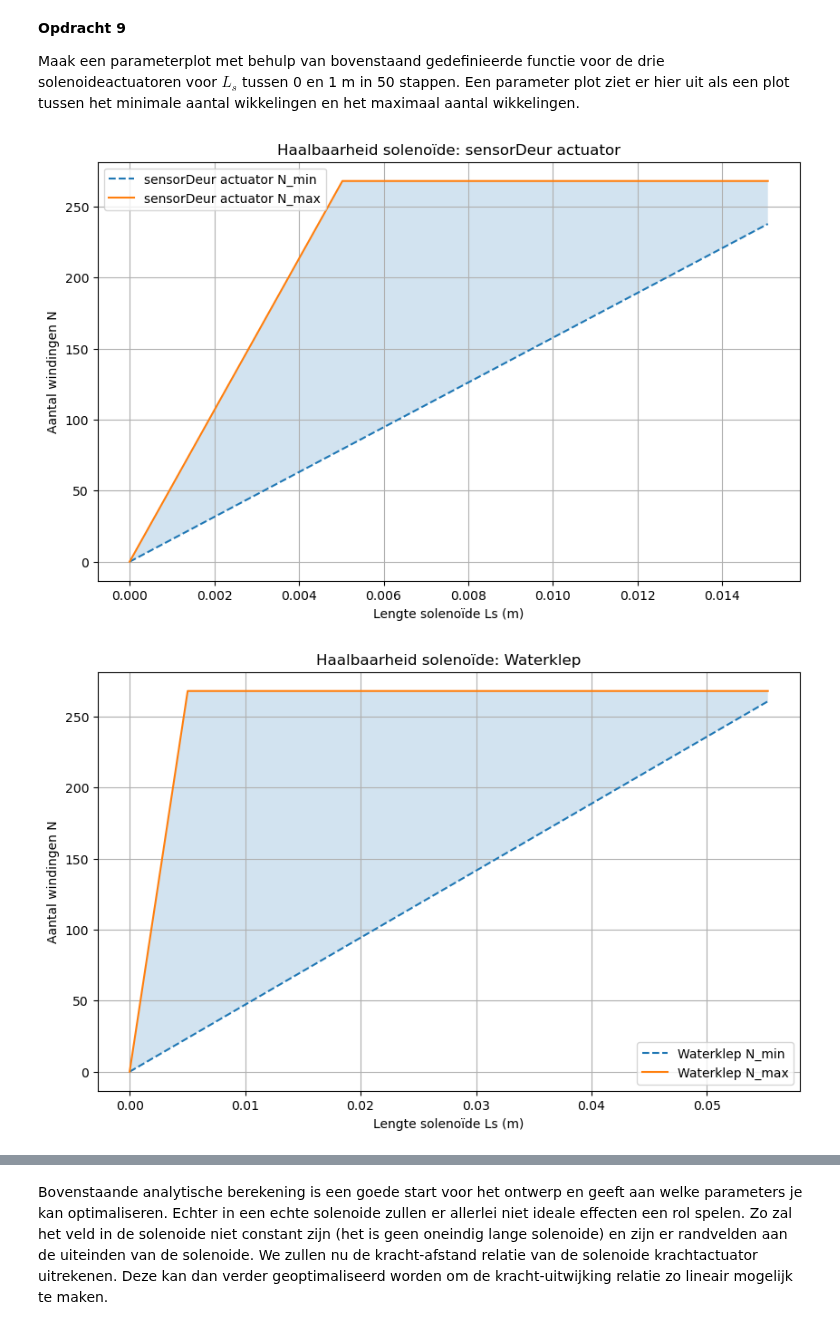
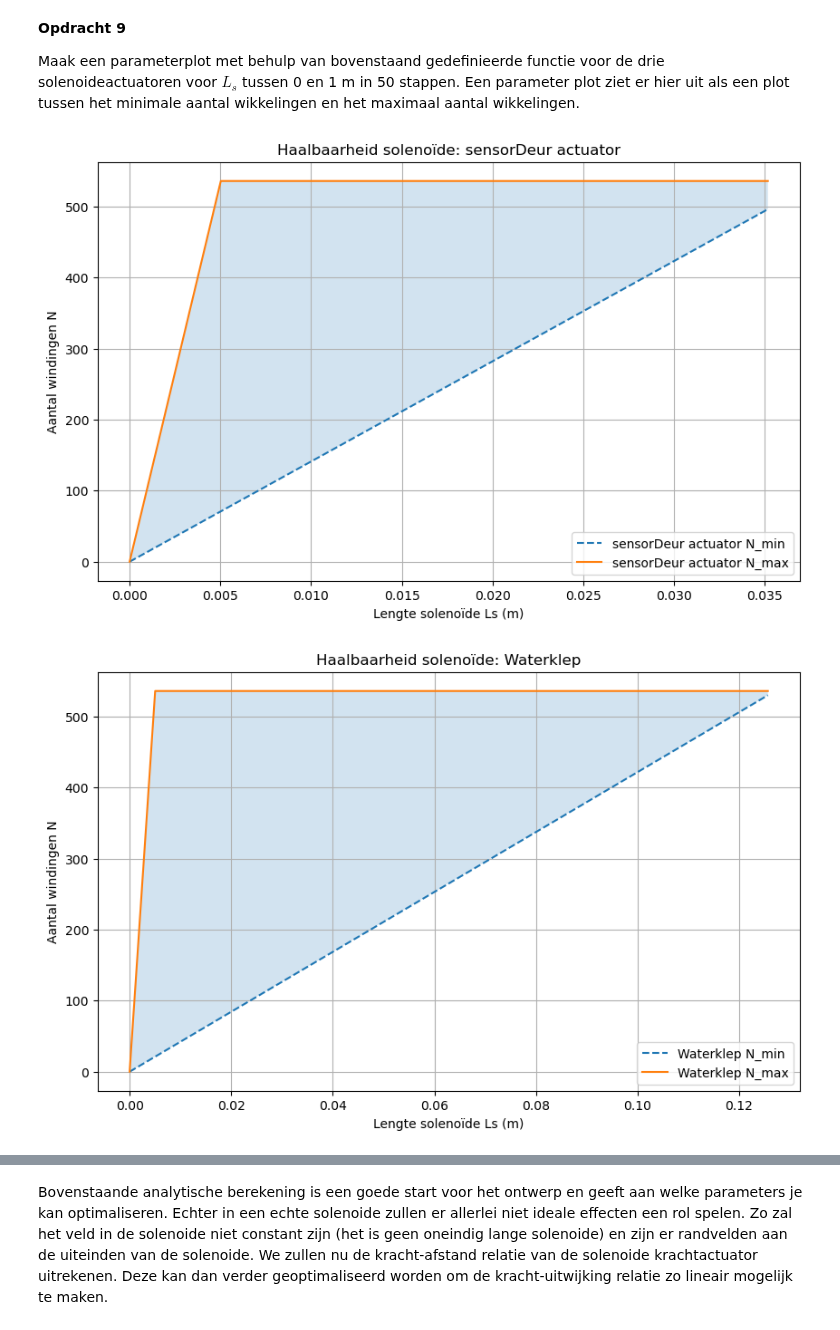
Before and after one commit to owesdorp/opdrachten-DEF-D, a Jupyter notebook: DigitaleOntwerpopdrachten/2KrachtactuatorOpdracht/2KrachtactuatorOpdracht/KrachtactuatorOpdracht.ipynb, the cells around one changed output, grey strips where cells are left out. Cells and saved outputs as stored; diff of their text form; code cells hidden in the pictures.

```diff
--- a/DigitaleOntwerpopdrachten/2KrachtactuatorOpdracht/2KrachtactuatorOpdracht/KrachtactuatorOpdracht.ipynb
+++ b/DigitaleOntwerpopdrachten/2KrachtactuatorOpdracht/2KrachtactuatorOpdracht/KrachtactuatorOpdracht.ipynb
@@ -233,10 +233,10 @@ plt.show()
 Maak een parameterplot met behulp van bovenstaand gedefinieerde functie voor de drie solenoideactuatoren voor $L_s$ tussen 0 en 1 m in 50 stappen. Een parameter plot ziet er hier uit als een plot tussen het minimale aantal wikkelingen en het maximaal aantal wikkelingen.
 # %%
 # Constante parameters
-rs = 0.02
+rs = 0.01
 rd = 0.0001
 I = 0.5
-mu_r = 10000
+mu_r = 50000
 max_wire_length = 33.66
 
 mu0 = 4*np.pi*1e-7
@@ -300,32 +300,32 @@ plt.ylabel("Aantal windingen N")
 plt.title(f"Haalbaarheid solenoïde: {label}")
 plt.legend()
 plt.grid()
 plt.show()
 
 # ---------- Plot 3: Slot actuator ----------
 m = 40 / 9.81
 label = "Slot actuator"
 
 F = m * g
 N_min = np.sqrt((2 * F * Ls_values**2) / (mu0 * mu_r * I**2 * A))
 turns_per_layer = Ls_values / rd
 N_max_geom = turns_per_layer * layers
 N_max = np.minimum(N_max_geom, N_max_length)
 
 N_min_plot = np.where(N_min <= N_max, N_min, np.nan)
 N_max_plot = np.where(N_min <= N_max, N_max, np.nan)
 
 plt.figure(figsize=(10,6))
 plt.plot(Ls_values, N_min_plot, '--', label=f"{label} N_min")
 plt.plot(Ls_values, N_max_plot, label=f"{label} N_max")
 plt.fill_between(Ls_values, N_min_plot, N_max_plot, where=N_min <= N_max, alpha=0.2)
 
 plt.xlabel("Lengte solenoïde Ls (m)")
 plt.ylabel("Aantal windingen N")
 plt.title(f"Haalbaarheid solenoïde: {label}")
 plt.legend()
 plt.grid()
 plt.show()
 # %% [output]
-[figure, old version]
+[figure, new version]
-[figure, old version]
+[figure, new version]
```
Also changed, not shown: parts of 8 cells of this notebook.
